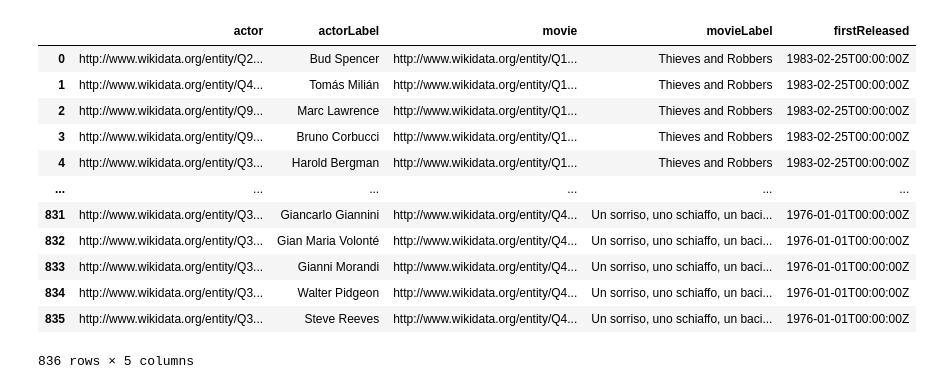
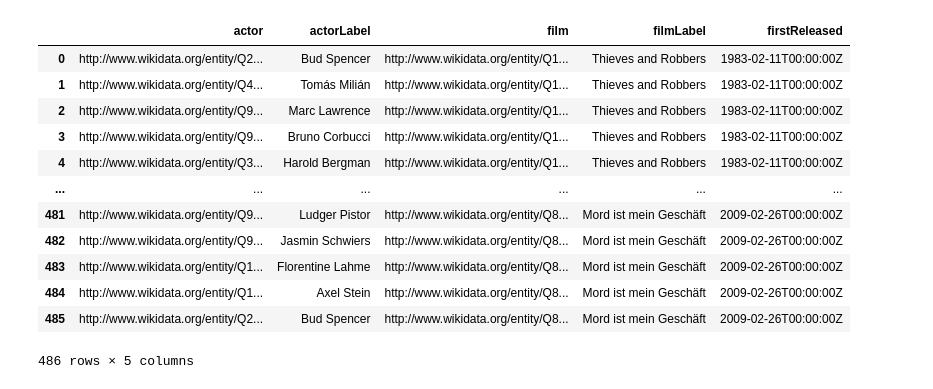
Before and after one commit to erictapen/infoviz-sose-20, a Jupyter notebook: 04-create-a-visualization/assignment-04.ipynb, the cells around one changed output. Cells and saved outputs as stored; diff of their text form; code cells hidden in the pictures.

```diff
--- a/04-create-a-visualization/assignment-04.ipynb
+++ b/04-create-a-visualization/assignment-04.ipynb
@@ -24,27 +63,28 @@ def runSparql(query):
 # %%
-# All actors of movies Bud Spencer participated in
+# All actors of films Bud Spencer participated in
 allActors = runSparql("""
-    SELECT ?actor ?actorLabel ?movie ?movieLabel (MAX(?date) AS ?firstReleased)
+    SELECT ?actor ?actorLabel ?film ?filmLabel (MIN(?date) AS ?firstReleased)
     WHERE {
-      ?movie wdt:P161 wd:Q221074 .
-      ?movie wdt:P161 ?actor;
+      ?film wdt:P161 wd:Q221074 .
+      ?film wdt:P31 wd:Q11424 .
+      ?film wdt:P161 ?actor;
       wdt:P577 ?date
       SERVICE wikibase:label { bd:serviceParam wikibase:language "[AUTO_LANGUAGE],en". }
-    } GROUP BY ?actor ?actorLabel ?movie ?movieLabel
+    } GROUP BY ?actor ?actorLabel ?film ?filmLabel
     ORDER BY ?date
 """)
 allActors
 # %% [output]
-|  | actor | actorLabel | movie | movieLabel | firstReleased |
-| 0 | http://www.wikidata.org/entity/Q2... | Bud Spencer | http://www.wikidata.org/entity/Q1... | Thieves and Robbers | 1983-02-25T00:00:00Z |
-| 1 | http://www.wikidata.org/entity/Q4... | Tomás Milián | http://www.wikidata.org/entity/Q1... | Thieves and Robbers | 1983-02-25T00:00:00Z |
-| 2 | http://www.wikidata.org/entity/Q9... | Marc Lawrence | http://www.wikidata.org/entity/Q1... | Thieves and Robbers | 1983-02-25T00:00:00Z |
-| 3 | http://www.wikidata.org/entity/Q9... | Bruno Corbucci | http://www.wikidata.org/entity/Q1... | Thieves and Robbers | 1983-02-25T00:00:00Z |
-| 4 | http://www.wikidata.org/entity/Q3... | Harold Bergman | http://www.wikidata.org/entity/Q1... | Thieves and Robbers | 1983-02-25T00:00:00Z |
+|  | actor | actorLabel | film | filmLabel | firstReleased |
+| 0 | http://www.wikidata.org/entity/Q2... | Bud Spencer | http://www.wikidata.org/entity/Q1... | Thieves and Robbers | 1983-02-11T00:00:00Z |
+| 1 | http://www.wikidata.org/entity/Q4... | Tomás Milián | http://www.wikidata.org/entity/Q1... | Thieves and Robbers | 1983-02-11T00:00:00Z |
+| 2 | http://www.wikidata.org/entity/Q9... | Marc Lawrence | http://www.wikidata.org/entity/Q1... | Thieves and Robbers | 1983-02-11T00:00:00Z |
+| 3 | http://www.wikidata.org/entity/Q9... | Bruno Corbucci | http://www.wikidata.org/entity/Q1... | Thieves and Robbers | 1983-02-11T00:00:00Z |
+| 4 | http://www.wikidata.org/entity/Q3... | Harold Bergman | http://www.wikidata.org/entity/Q1... | Thieves and Robbers | 1983-02-11T00:00:00Z |
 | ... | ... | ... | ... | ... | ... |
-| 831 | http://www.wikidata.org/entity/Q3... | Giancarlo Giannini | http://www.wikidata.org/entity/Q4... | Un sorriso, uno schiaffo, un baci... | 1976-01-01T00:00:00Z |
-| 832 | http://www.wikidata.org/entity/Q3... | Gian Maria Volonté | http://www.wikidata.org/entity/Q4... | Un sorriso, uno schiaffo, un baci... | 1976-01-01T00:00:00Z |
-| 833 | http://www.wikidata.org/entity/Q3... | Gianni Morandi | http://www.wikidata.org/entity/Q4... | Un sorriso, uno schiaffo, un baci... | 1976-01-01T00:00:00Z |
-| 834 | http://www.wikidata.org/entity/Q3... | Walter Pidgeon | http://www.wikidata.org/entity/Q4... | Un sorriso, uno schiaffo, un baci... | 1976-01-01T00:00:00Z |
-| 835 | http://www.wikidata.org/entity/Q3... | Steve Reeves | http://www.wikidata.org/entity/Q4... | Un sorriso, uno schiaffo, un baci... | 1976-01-01T00:00:00Z |
+| 481 | http://www.wikidata.org/entity/Q9... | Ludger Pistor | http://www.wikidata.org/entity/Q8... | Mord ist mein Geschäft | 2009-02-26T00:00:00Z |
+| 482 | http://www.wikidata.org/entity/Q9... | Jasmin Schwiers | http://www.wikidata.org/entity/Q8... | Mord ist mein Geschäft | 2009-02-26T00:00:00Z |
+| 483 | http://www.wikidata.org/entity/Q1... | Florentine Lahme | http://www.wikidata.org/entity/Q8... | Mord ist mein Geschäft | 2009-02-26T00:00:00Z |
+| 484 | http://www.wikidata.org/entity/Q1... | Axel Stein | http://www.wikidata.org/entity/Q8... | Mord ist mein Geschäft | 2009-02-26T00:00:00Z |
+| 485 | http://www.wikidata.org/entity/Q2... | Bud Spencer | http://www.wikidata.org/entity/Q8... | Mord ist mein Geschäft | 2009-02-26T00:00:00Z |
-836 rows × 5 columns
+486 rows × 5 columns
```
Also changed, not shown: parts of 11 cells of this notebook.
